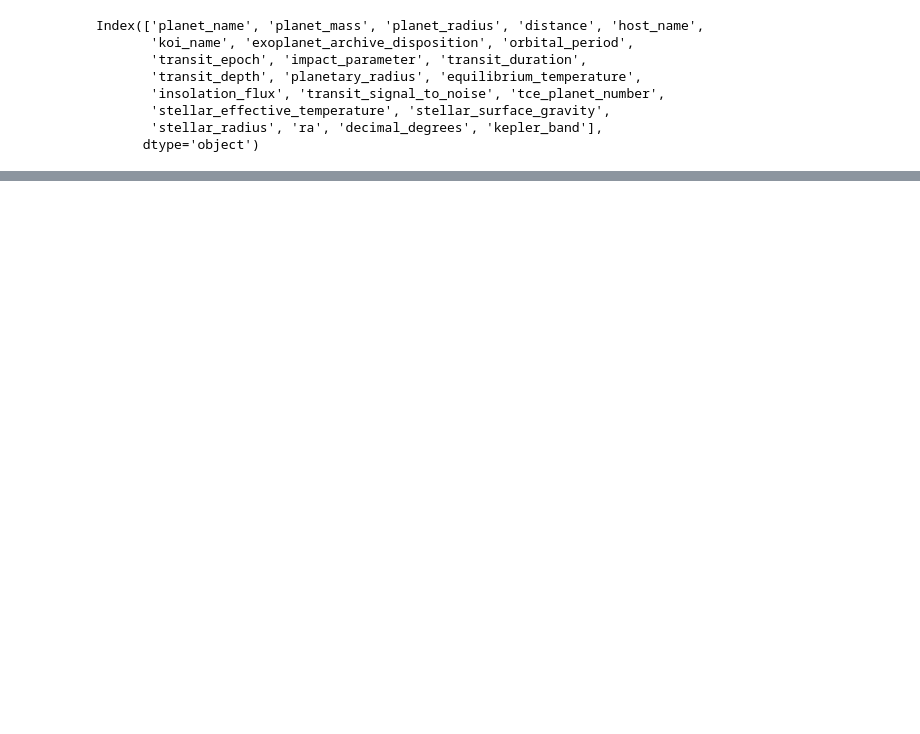
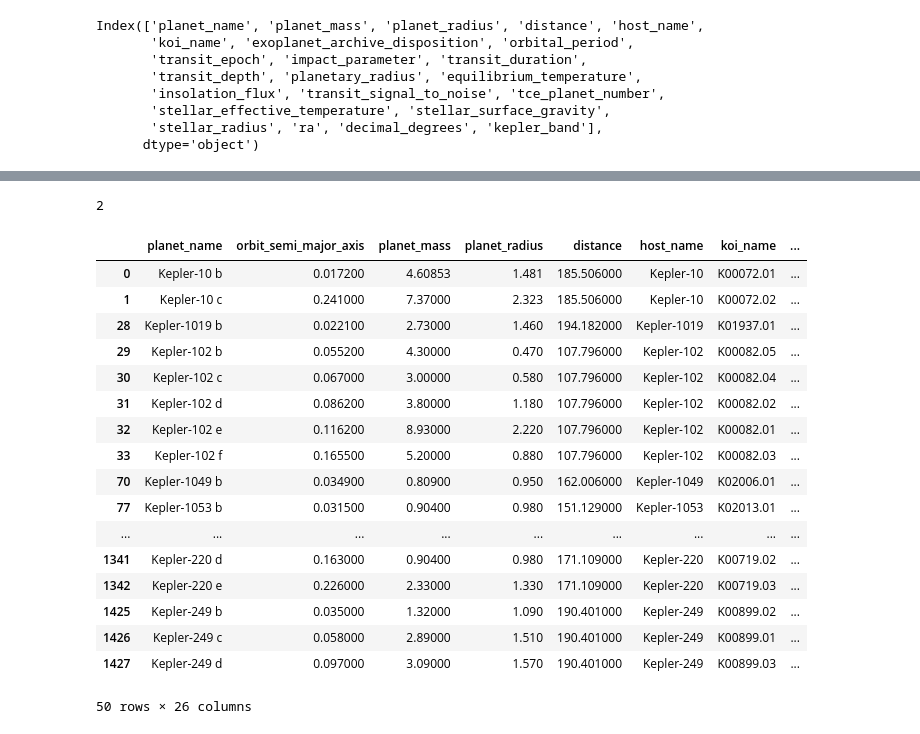
Before and after one commit to LiShanDa2021/exoplanet_detector, a Jupyter notebook: jupyter_notebooks/planet_orbit_test.ipynb, the cells around one changed output, grey strips where cells are left out. Cells and saved outputs as stored; diff of their text form; code cells hidden in the pictures; blank space fills up the shorter version.

```diff
--- a/jupyter_notebooks/planet_orbit_test.ipynb
+++ b/jupyter_notebooks/planet_orbit_test.ipynb
@@ -49,0 +170,3 @@ Index(['planet_name', 'planet_mass', 'planet_radius', 'distance', 'host_name',
+# %%
+planets_df.set_index('planet_name')
+planets_df
@@ -49,0 +202,3 @@ Index(['planet_name', 'planet_mass', 'planet_radius', 'distance', 'host_name',
+# %%
+planets_df['Distance from Host Star'] = orbit_df['orbit_semi_major_axis']
+planets_df
@@ -49,0 +219,12 @@ Index(['planet_name', 'planet_mass', 'planet_radius', 'distance', 'host_name',
+# %%
+conditions = [((planets_df['equilibrium_temperature'] >= 200) & (planets_df['equilibrium_temperature'] <= 320)
+               & (planets_df['planet_radius'] >= .5) & (planets_df['planet_radius'] >= 1.6)),
+              ((planets_df['equilibrium_temperature'] >= 200) & (planets_df['equilibrium_temperature'] <= 330)
+               & (planets_df['planet_radius'] > 1.6) & (planets_df['planet_radius'] <= 2.5)),
+              ((planets_df['equilibrium_temperature'] < 200) | (planets_df['equilibrium_temperature'] > 330)
+               | (planets_df['planet_radius'] < .5) | (planets_df['planet_radius'] > 2.5))]
+
+values = [2,1,0]
+
+planets_df['Habitability'] = np.select(conditions, values)
+planets_df
@@ -49,0 +245,4 @@ Index(['planet_name', 'planet_mass', 'planet_radius', 'distance', 'host_name',
+# %%
+planets_df['Habitability'].max()
+# %% [output]
+2
@@ -49,0 +262,26 @@ Index(['planet_name', 'planet_mass', 'planet_radius', 'distance', 'host_name',
+# %%
+# code for app
+orbit_df=pd.read_sql_table('orbital_radius', engine)
+planets_df['Distance from Host Star'] = orbit_df['orbit_semi_major_axis']
+# %%
+close_planets_df = planets_df.loc[planets_df['distance'] <= 200]
+close_planets_df.head(50)
+# %% [output]
+|  | planet_name | orbit_semi_major_axis | planet_mass | planet_radius | distance | host_name | koi_name | ... |
+| 0 | Kepler-10 b | 0.017200 | 4.60853 | 1.481 | 185.506000 | Kepler-10 | K00072.01 | ... |
+| 1 | Kepler-10 c | 0.241000 | 7.37000 | 2.323 | 185.506000 | Kepler-10 | K00072.02 | ... |
+| 28 | Kepler-1019 b | 0.022100 | 2.73000 | 1.460 | 194.182000 | Kepler-1019 | K01937.01 | ... |
+| 29 | Kepler-102 b | 0.055200 | 4.30000 | 0.470 | 107.796000 | Kepler-102 | K00082.05 | ... |
+| 30 | Kepler-102 c | 0.067000 | 3.00000 | 0.580 | 107.796000 | Kepler-102 | K00082.04 | ... |
+| 31 | Kepler-102 d | 0.086200 | 3.80000 | 1.180 | 107.796000 | Kepler-102 | K00082.02 | ... |
+| 32 | Kepler-102 e | 0.116200 | 8.93000 | 2.220 | 107.796000 | Kepler-102 | K00082.01 | ... |
+| 33 | Kepler-102 f | 0.165500 | 5.20000 | 0.880 | 107.796000 | Kepler-102 | K00082.03 | ... |
+| 70 | Kepler-1049 b | 0.034900 | 0.80900 | 0.950 | 162.006000 | Kepler-1049 | K02006.01 | ... |
+| 77 | Kepler-1053 b | 0.031500 | 0.90400 | 0.980 | 151.129000 | Kepler-1053 | K02013.01 | ... |
+| ... | ... | ... | ... | ... | ... | ... | ... | ... |
+| 1341 | Kepler-220 d | 0.163000 | 0.90400 | 0.980 | 171.109000 | Kepler-220 | K00719.02 | ... |
+| 1342 | Kepler-220 e | 0.226000 | 2.33000 | 1.330 | 171.109000 | Kepler-220 | K00719.03 | ... |
+| 1425 | Kepler-249 b | 0.035000 | 1.32000 | 1.090 | 190.401000 | Kepler-249 | K00899.02 | ... |
+| 1426 | Kepler-249 c | 0.058000 | 2.89000 | 1.510 | 190.401000 | Kepler-249 | K00899.01 | ... |
+| 1427 | Kepler-249 d | 0.097000 | 3.09000 | 1.570 | 190.401000 | Kepler-249 | K00899.03 | ... |
+50 rows × 26 columns
```
Also changed, not shown: parts of 23 cells of this notebook, 4 other files.
